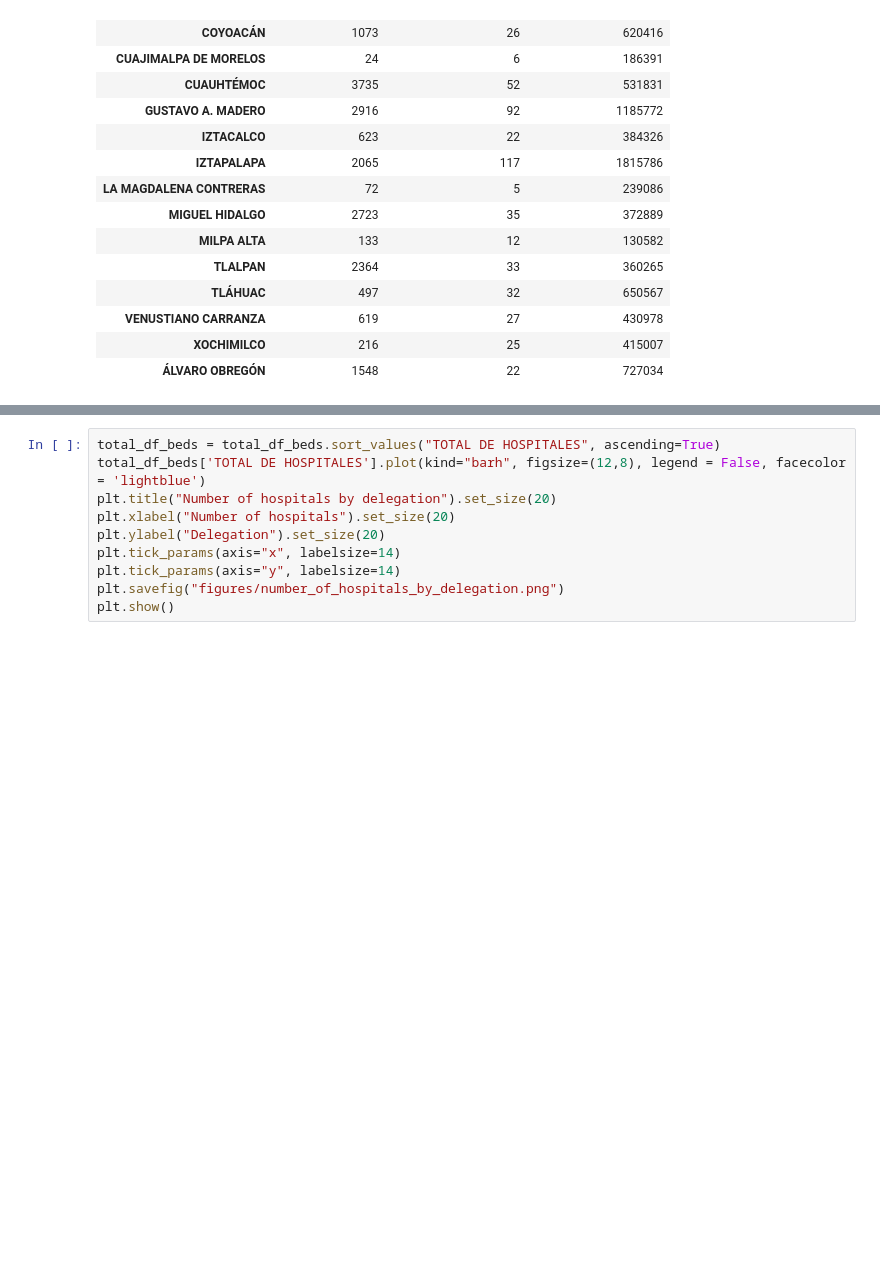
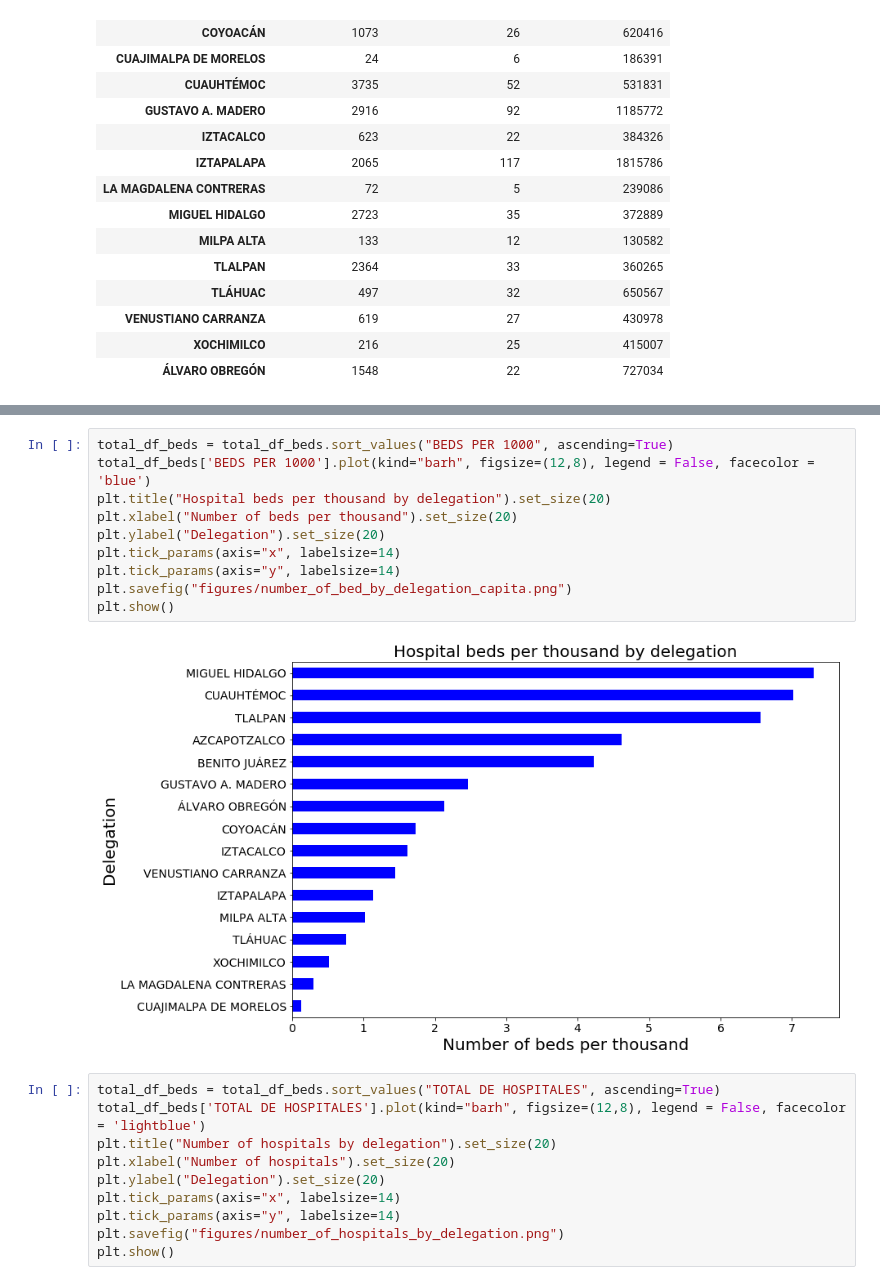
Before and after one commit to JoannePeel/healthcare-data-analysis, a Jupyter notebook: main.ipynb, the cells around one changed output, grey strips where cells are left out. Cells and saved outputs as stored; diff of their text form; blank space fills up the shorter version.

```diff
--- a/main.ipynb
+++ b/main.ipynb
@@ -309,3 +330,15 @@ plt.show()
+# %%
+total_df_beds = total_df_beds.sort_values("BEDS PER 1000", ascending=True)
+total_df_beds['BEDS PER 1000'].plot(kind="barh", figsize=(12,8), legend = False, facecolor = 'blue')
+plt.title("Hospital beds per thousand by delegation").set_size(20)
+plt.xlabel("Number of beds per thousand").set_size(20)
+plt.ylabel("Delegation").set_size(20)
+plt.tick_params(axis="x", labelsize=14)
+plt.tick_params(axis="y", labelsize=14)
+plt.savefig("figures/number_of_bed_by_delegation_capita.png")
+plt.show()
+# %% [output]
+[figure, added]
 # %%
 total_df_beds = total_df_beds.sort_values("TOTAL DE HOSPITALES", ascending=True)
 total_df_beds['TOTAL DE HOSPITALES'].plot(kind="barh", figsize=(12,8), legend = False, facecolor = 'lightblue')
```
Also changed, not shown: parts of 2 cells of this notebook, 4 other files.
